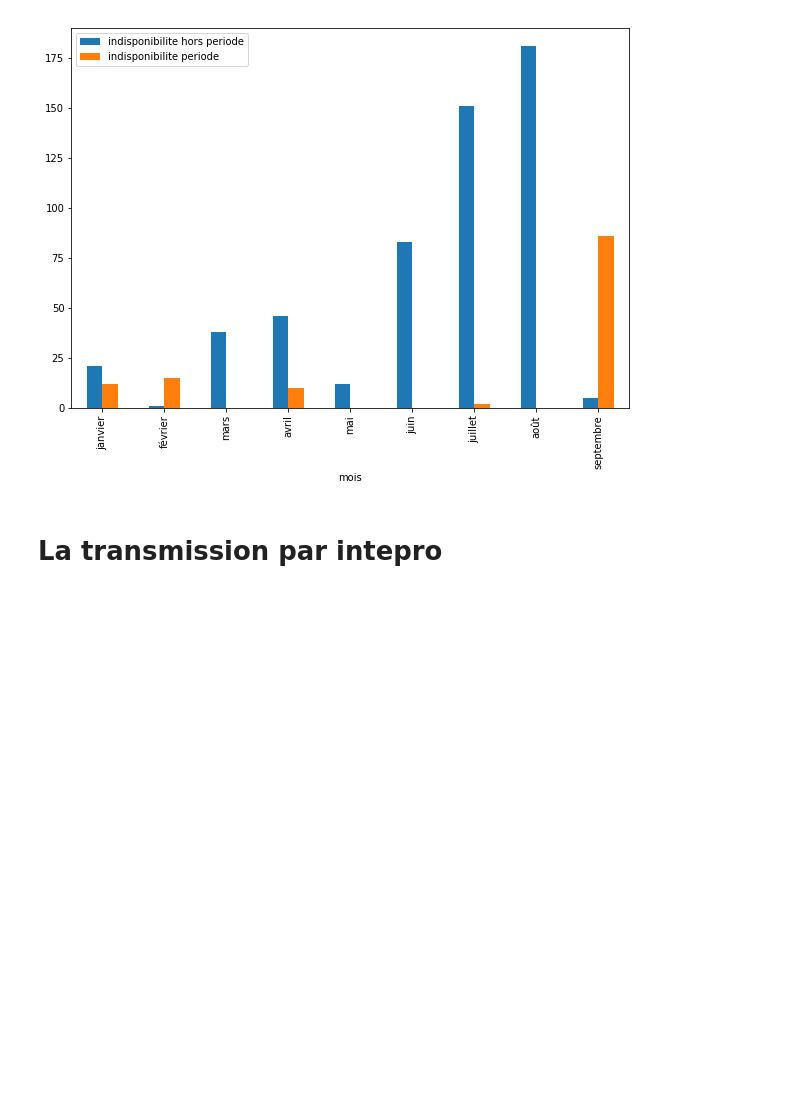
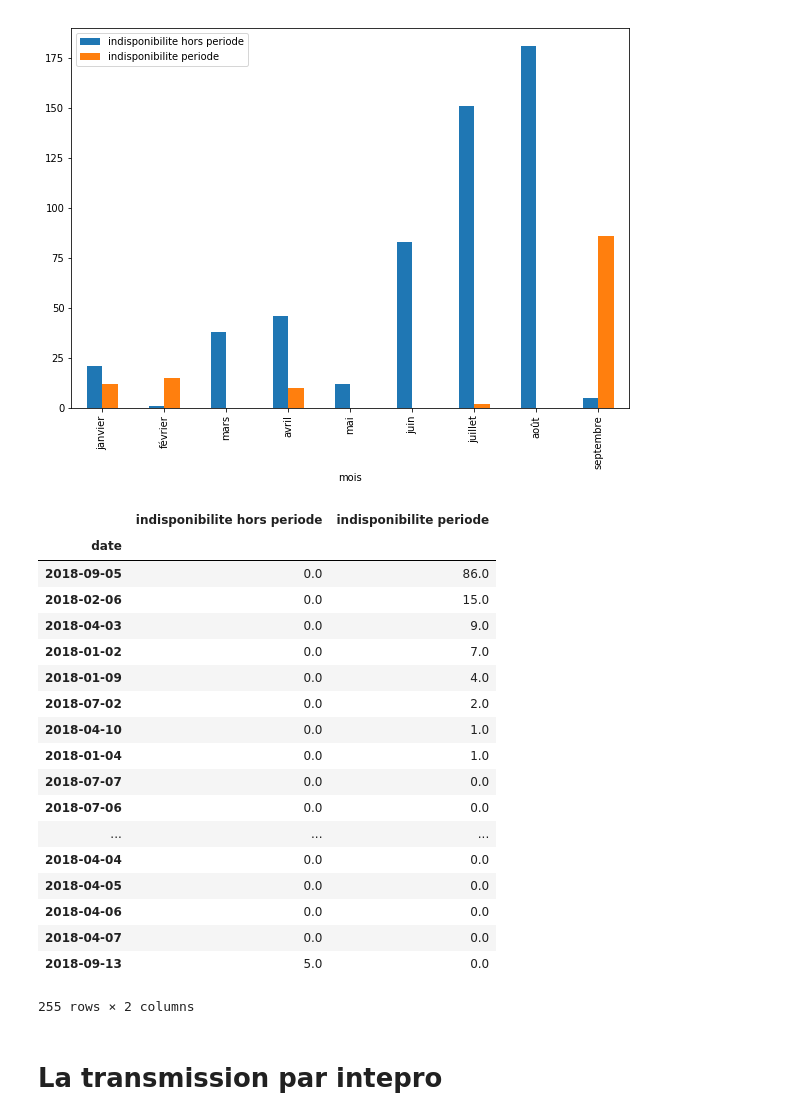
Before and after one commit to 24eme/mutualisation-douane, a Jupyter notebook: stats/stats_indispo.ipynb, the cells around one changed output. Cells and saved outputs as stored; diff of their text form; code cells hidden in the pictures; blank space fills up the shorter version.

```diff
--- a/stats/stats_indispo.ipynb
+++ b/stats/stats_indispo.ipynb
@@ -64,6 +64,28 @@ indispo_mensuelles[["mois", "indisponibilite hors periode", "indisponibilite per
 # %% [output]
 <matplotlib.axes._subplots.AxesSubplot at 0x...>
 [figure]
+# %%
+indispo_periodes.resample('D').sum().sort_values("indisponibilite periode", ascending=False)
+# %% [output]
+|  | indisponibilite hors periode | indisponibilite periode |
+| date |  |  |
+| 2018-09-05 | 0.0 | 86.0 |
+| 2018-02-06 | 0.0 | 15.0 |
+| 2018-04-03 | 0.0 | 9.0 |
+| 2018-01-02 | 0.0 | 7.0 |
+| 2018-01-09 | 0.0 | 4.0 |
+| 2018-07-02 | 0.0 | 2.0 |
+| 2018-04-10 | 0.0 | 1.0 |
+| 2018-01-04 | 0.0 | 1.0 |
+| 2018-07-07 | 0.0 | 0.0 |
+| 2018-07-06 | 0.0 | 0.0 |
+| ... | ... | ... |
+| 2018-04-04 | 0.0 | 0.0 |
+| 2018-04-05 | 0.0 | 0.0 |
+| 2018-04-06 | 0.0 | 0.0 |
+| 2018-04-07 | 0.0 | 0.0 |
+| 2018-09-13 | 5.0 | 0.0 |
+255 rows × 2 columns
 # %% [markdown]
 # La transmission par intepro
 # %%
```
Also changed, not shown: 2 other files.
